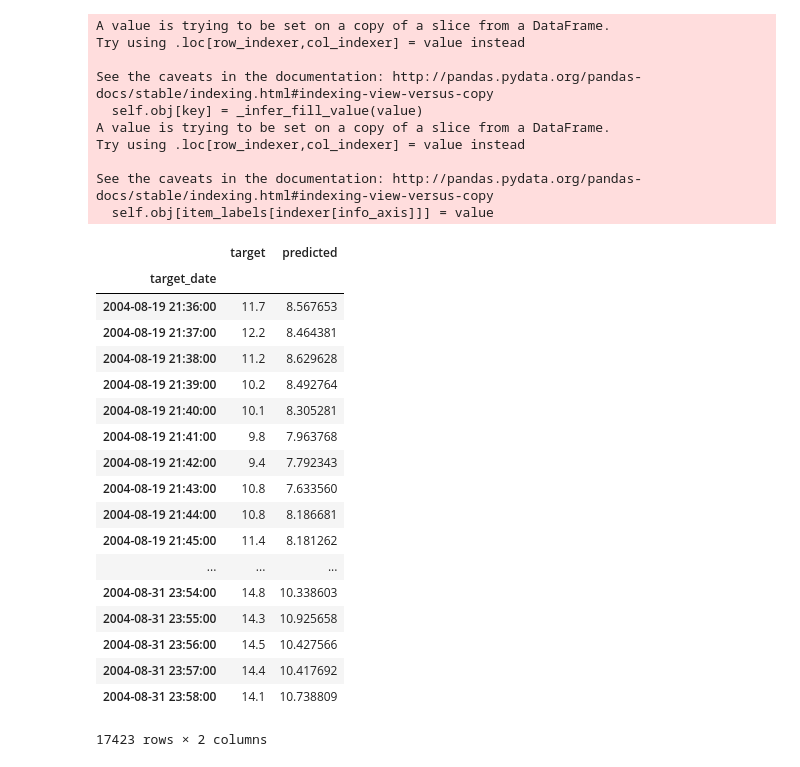
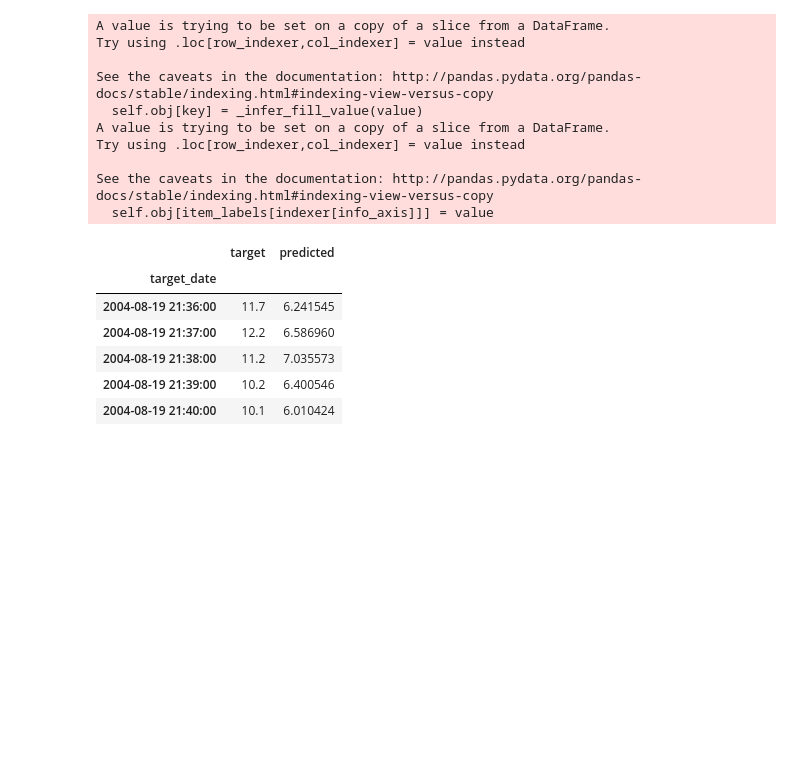
Before and after one commit to ycedres/rnn-series, a Jupyter notebook: notebooks/03_modelos/serie_pozo_izquierdo_nn_mlp.ipynb, the cells around one changed output. Cells and saved outputs as stored; diff of their text form; code cells hidden in the pictures; blank space fills up the shorter version.

```diff
--- a/notebooks/03_modelos/serie_pozo_izquierdo_nn_mlp.ipynb
+++ b/notebooks/03_modelos/serie_pozo_izquierdo_nn_mlp.ipynb
@@ -100,2 +134,10 @@ model.compile(loss='mean_squared_error', optimizer='adam', metrics=['mae'])
+# %%
+# compile the model
+opt = Adam(lr=lr)
+metrics = ['mae']
+model.compile(loss='mean_squared_error',
+              optimizer=opt,
+              #metrics=metrics
+              )
 # %%
 print(features_train_set.values.shape)
@@ -104,8 +144,2 @@ batch = 5000
 # %% [output]
 (55752, 10)
-# %%
-history = model.fit(features_train_set.values, target_train_set.values,
-                    batch_size=batch, epochs=epochs,
-                    #callbacks
-                    validation_data=(features_validation_set.values,
-                                     target_validation_set.values))
@@ -133,0 +148,29 @@ dict_keys(['mean_absolute_error', 'val_mean_absolute_error', 'val_loss', 'loss']
+# %%
+%load_ext autoreload
+%autoreload 2
+from models.neural_networks.utils.my_tensorboard import MyTensorboard
+from models.neural_networks.utils.callback_utils import MetricCallBack
+
+# fit the model
+# 1.- Callbacks
+my_tensorboard = MyTensorboard(histogram_freq=1,
+                               batch_size=batch_size,
+                               write_graph=False)
+metric_callback = MetricCallBack(exp_path=None,
+                                 training_data=(features_train_set.values,
+                                                target_train_set.values),
+                                 validation_data=(features_validation_set.values,
+                                                  target_validation_set.values),
+                                 predict_bach_size=batch_size)
+callbacks = [
+    my_tensorboard,
+    metric_callback
+]
+# 2.- Fit the model
+history = model.fit(features_train_set.values, target_train_set.values,
+                    batch_size=batch_size,
+                    epochs=epochs,
+                    callbacks=callbacks,
+                    validation_data=(features_validation_set.values,
+                                     target_validation_set.values)
+                   )
@@ -174,25 +262,13 @@ Try using .loc[row_indexer,col_indexer] = value instead
 See the caveats in the documentation: http://pandas.pydata.org/pandas-docs/stable/indexing.html#indexing-view-versus-copy
   self.obj[item_labels[indexer[info_axis]]] = value
 # %%
-df_target
+df_target.head()
 # %% [output]
 |  | target | predicted |
 | target_date |  |  |
-| 2004-08-19 21:36:00 | 11.7 | 8.567653 |
-| 2004-08-19 21:37:00 | 12.2 | 8.464381 |
-| 2004-08-19 21:38:00 | 11.2 | 8.629628 |
-| 2004-08-19 21:39:00 | 10.2 | 8.492764 |
-| 2004-08-19 21:40:00 | 10.1 | 8.305281 |
-| 2004-08-19 21:41:00 | 9.8 | 7.963768 |
-| 2004-08-19 21:42:00 | 9.4 | 7.792343 |
-| 2004-08-19 21:43:00 | 10.8 | 7.633560 |
-| 2004-08-19 21:44:00 | 10.8 | 8.186681 |
-| 2004-08-19 21:45:00 | 11.4 | 8.181262 |
-| ... | ... | ... |
-| 2004-08-31 23:54:00 | 14.8 | 10.338603 |
-| 2004-08-31 23:55:00 | 14.3 | 10.925658 |
-| 2004-08-31 23:56:00 | 14.5 | 10.427566 |
-| 2004-08-31 23:57:00 | 14.4 | 10.417692 |
-| 2004-08-31 23:58:00 | 14.1 | 10.738809 |
+| 2004-08-19 21:36:00 | 11.7 | 6.241545 |
+| 2004-08-19 21:37:00 | 12.2 | 6.586960 |
+| 2004-08-19 21:38:00 | 11.2 | 7.035573 |
+| 2004-08-19 21:39:00 | 10.2 | 6.400546 |
+| 2004-08-19 21:40:00 | 10.1 | 6.010424 |
-17423 rows × 2 columns
 # %%
```
Also changed, not shown: parts of 31 cells of this notebook, 16 other files.
